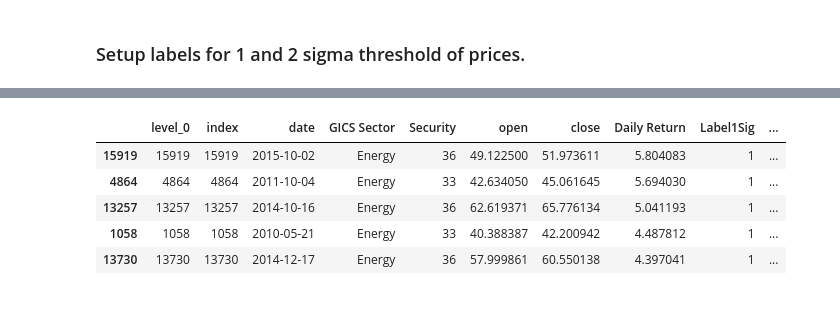
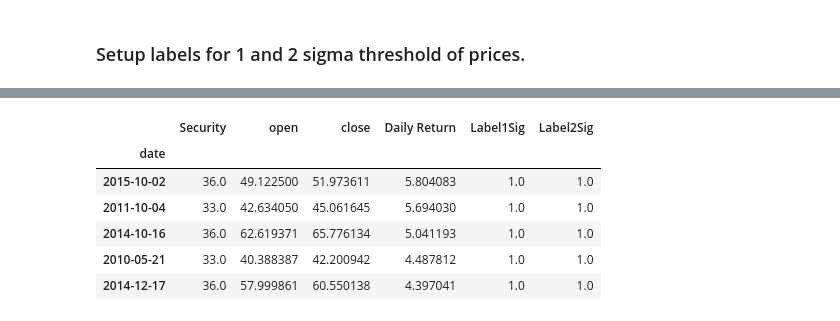
Before and after one commit to patricksalazar/stocknews, a Jupyter notebook: 2. Data Gathering.ipynb, the cells around one changed output, grey strips where cells are left out. Drawn from its saved outputs; the diff is of its cells as text; code cells hidden in the pictures.

Commit message:
Updated the process and utilized different algorithms, undersampling, time based splits and separated by sectors.

```diff
--- a/2. Data Gathering.ipynb
+++ b/2. Data Gathering.ipynb
@@ -53,6 +59,7 @@ secdata.head()
 | 4 | ATVI | Activision Blizzard | reports | Information Technology | Home Entertainment Software | Santa Monica, California | ... |
 # %%
 stock_data = pd.merge(pdata, secdata[['symbol','Security','GICS Sector', 'GICS Sub Industry']], on='symbol')
+stock_data['diff']=(stock_data['close']-stock_data['open'])/stock_data['open']*100
 stock_data.head()
 # %% [output]
 |  | date | symbol | open | close | low | high | volume | Security | GICS Sector | ... |
@@ -78,7 +112,7 @@ stock_data[(stock_data['date'] == '2016-01-05') & (stock_data['GICS Sector'] ==
 # %% [markdown]
 ## 2.3 Group by data and securities
 # %%
-grp_data = stock_data.groupby(['date','GICS Sector']).agg({
+grp_data = stock_data.groupby(['GICS Sector', 'date']).agg({
     'Security': "count",
     "open": sum,
     "close": sum
@@ -125,6 +247,6 @@ grp_data.xs(key='Energy', level=1).head()
 # %% [markdown]
 ### Calculate the means and standard deviations by sector
 # %%
-sigma = grp_data.groupby('GICS Sector').agg({'Daily Return':['mean', 'std']})
+sigma = grp_data.groupby('GICS Sector').agg({'Daily Return':['mean', 'std', 'min']})
 sigma
 # %% [output]
@@ -171,15 +293,15 @@ sigma
 ### Setup labels for 1 and 2 sigma threshold of prices.
 # %%
 def onesigma(row):
-    if row['Daily Return'] < sigma.xs(row['GICS Sector'])['1sigmalow'][0]:
+    if row['Daily Return'] < sigma.xs(row.name[0])['1sigmalow'][0]:
         row['Label1Sig'] = -1
-    elif row['Daily Return'] > sigma.xs(row['GICS Sector'])['1sigmahi'][0]:
+    elif row['Daily Return'] > sigma.xs(row.name[0])['1sigmahi'][0]:
         row['Label1Sig'] = 1
     else:
         row['Label1Sig'] = 0
-    if row['Daily Return'] < sigma.xs(row['GICS Sector'])['2sigmalow'][0]:
+    if row['Daily Return'] < sigma.xs(row.name[0])['2sigmalow'][0]:
         row['Label2Sig'] = -1
-    elif row['Daily Return'] > sigma.xs(row['GICS Sector'])['2sigmahi'][0]:
+    elif row['Daily Return'] > sigma.xs(row.name[0])['2sigmahi'][0]:
         row['Label2Sig'] = 1
     else:
         row['Label2Sig'] = 0
@@ -192,9 +324,10 @@ new_df = grp_data.apply(onesigma, axis=1)
 # %%
-new_df[new_df['GICS Sector'] == 'Energy'].sort_values(by=['Daily Return'], ascending=False).head()
+new_df.xs('Energy').sort_values(by=['Daily Return'], ascending=False).head()
 # %% [output]
-|  | level_0 | index | date | GICS Sector | Security | open | close | Daily Return | Label1Sig | ... |
-| 15919 | 15919 | 15919 | 2015-10-02 | Energy | 36 | 49.122500 | 51.973611 | 5.804083 | 1 | ... |
-| 4864 | 4864 | 4864 | 2011-10-04 | Energy | 33 | 42.634050 | 45.061645 | 5.694030 | 1 | ... |
-| 13257 | 13257 | 13257 | 2014-10-16 | Energy | 36 | 62.619371 | 65.776134 | 5.041193 | 1 | ... |
-| 1058 | 1058 | 1058 | 2010-05-21 | Energy | 33 | 40.388387 | 42.200942 | 4.487812 | 1 | ... |
-| 13730 | 13730 | 13730 | 2014-12-17 | Energy | 36 | 57.999861 | 60.550138 | 4.397041 | 1 | ... |
+|  | Security | open | close | Daily Return | Label1Sig | Label2Sig |
+| date |  |  |  |  |  |  |
+| 2015-10-02 | 36.0 | 49.122500 | 51.973611 | 5.804083 | 1.0 | 1.0 |
+| 2011-10-04 | 33.0 | 42.634050 | 45.061645 | 5.694030 | 1.0 | 1.0 |
+| 2014-10-16 | 36.0 | 62.619371 | 65.776134 | 5.041193 | 1.0 | 1.0 |
+| 2010-05-21 | 33.0 | 40.388387 | 42.200942 | 4.487812 | 1.0 | 1.0 |
+| 2014-12-17 | 36.0 | 57.999861 | 60.550138 | 4.397041 | 1.0 | 1.0 |
```
Also changed, not shown: parts of 25 cells of this notebook, 2 other files.
